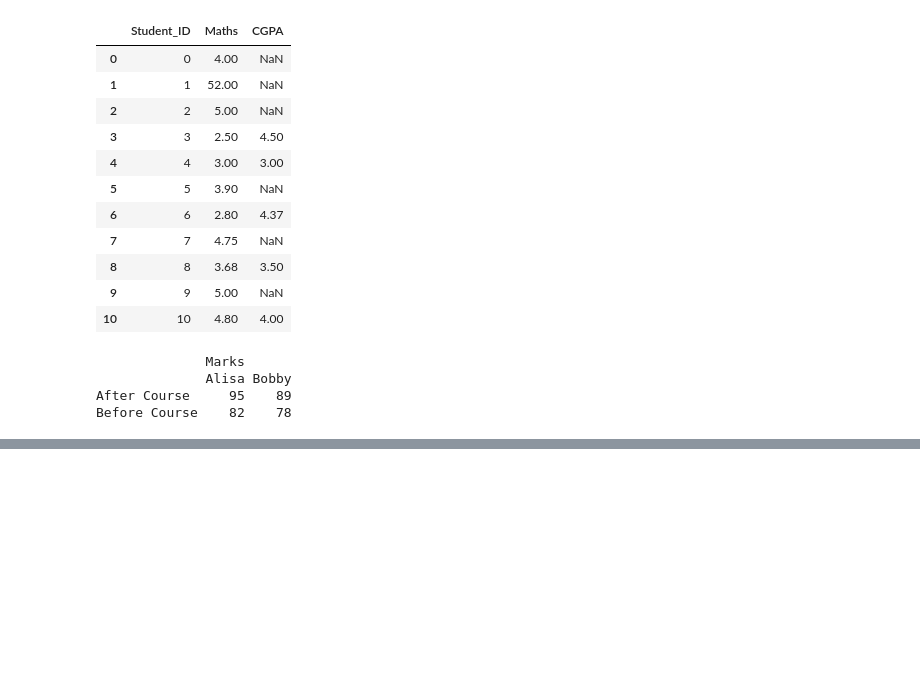
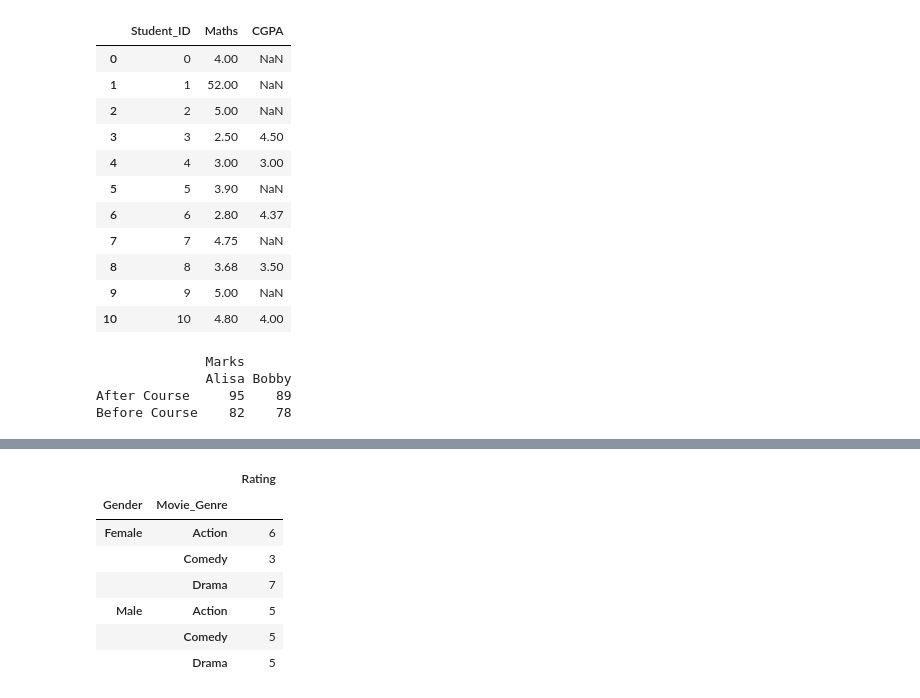
Before and after one commit to kolynzb/ML-tutor, a Jupyter notebook: MIT_GL/0x00-week_1/0x00-packages/pandas 1.ipynb, the cells around one changed output, grey strips where cells are left out. Drawn from its saved outputs; the diff is of its cells as text; code cells hidden in the pictures; blank space fills up the shorter version.

```diff
--- a/MIT_GL/0x00-week_1/0x00-packages/pandas 1.ipynb
+++ b/MIT_GL/0x00-week_1/0x00-packages/pandas 1.ipynb
@@ -1095,0 +1138,12 @@ Before Course    82    78
+# %%
+# Get sum of both the genders ratings for each genre
+pd.pivot_table(data=df, index=['Gender', 'Movie_Genre'] , values='Rating', aggfunc='sum')
+# %% [output]
+|  |  | Rating |
+| Gender | Movie_Genre |  |
+| Female | Action | 6 |
+|  | Comedy | 3 |
+|  | Drama | 7 |
+| Male | Action | 5 |
+|  | Comedy | 5 |
+|  | Drama | 5 |
```
Also changed, not shown: parts of 5 cells of this notebook, 1 other file.
